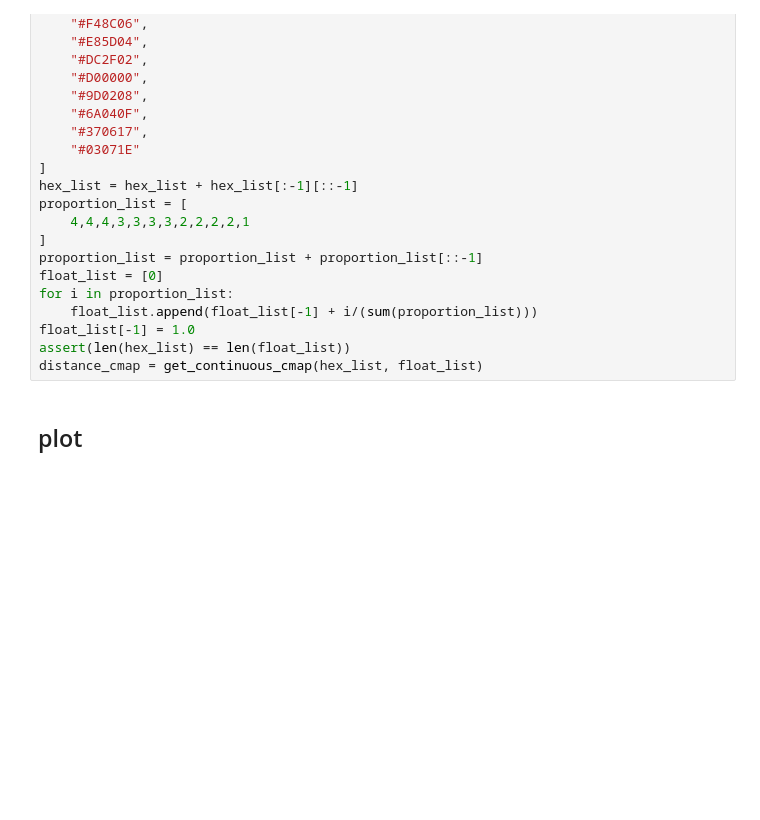
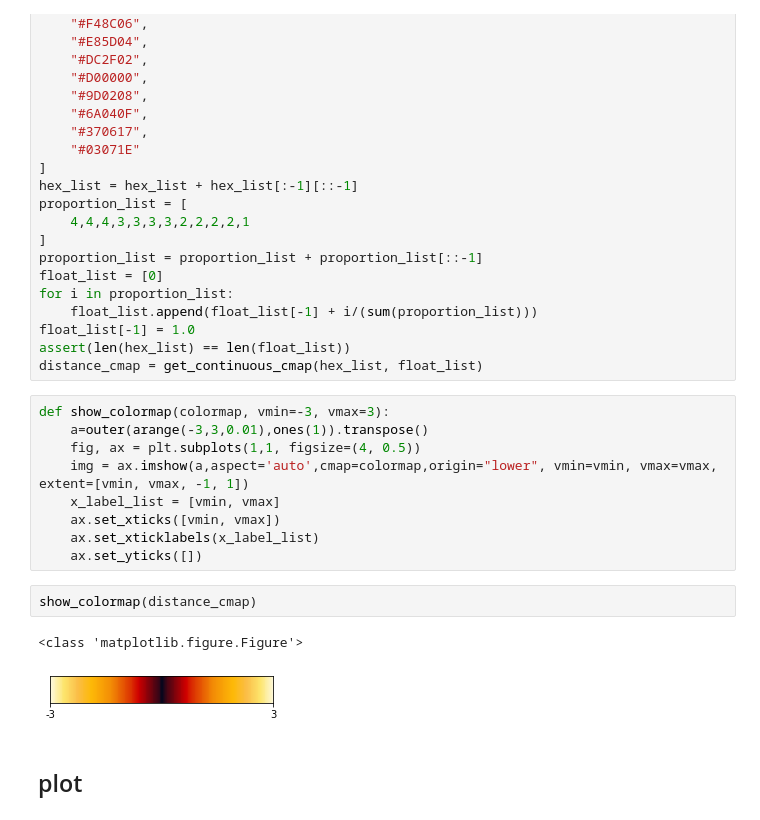
Before and after one commit to raaupr/viz-helper, a Jupyter notebook: notebooks/Distance + Length vs Time.ipynb, the cells around one changed output. Drawn from its saved outputs; the diff is of its cells as text; blank space fills up the shorter version.

Commit message:
Add functionality to show and edit colormap

```diff
--- a/notebooks/Distance + Length vs Time.ipynb
+++ b/notebooks/Distance + Length vs Time.ipynb
@@ -120,6 +121,20 @@ for i in proportion_list:
 float_list[-1] = 1.0
 assert(len(hex_list) == len(float_list))
 distance_cmap = get_continuous_cmap(hex_list, float_list)
+# %%
+def show_colormap(colormap, vmin=-3, vmax=3):
+    a=outer(arange(-3,3,0.01),ones(1)).transpose()
+    fig, ax = plt.subplots(1,1, figsize=(4, 0.5))
+    img = ax.imshow(a,aspect='auto',cmap=colormap,origin="lower", vmin=vmin, vmax=vmax, extent=[vmin, vmax, -1, 1])
+    x_label_list = [vmin, vmax]
+    ax.set_xticks([vmin, vmax])
+    ax.set_xticklabels(x_label_list)
+    ax.set_yticks([])
+# %%
+show_colormap(distance_cmap)
+# %% [output]
+<class 'matplotlib.figure.Figure'>
+[figure, added]
 # %% [markdown]
 ## plot
 # %%
```
Also changed, not shown: parts of 1 cell of this notebook, 2 other files.
